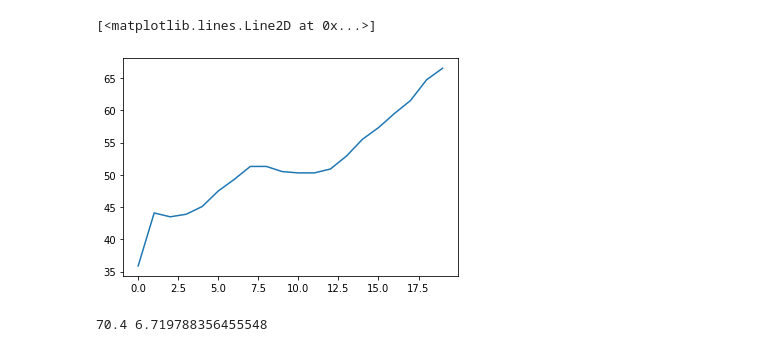
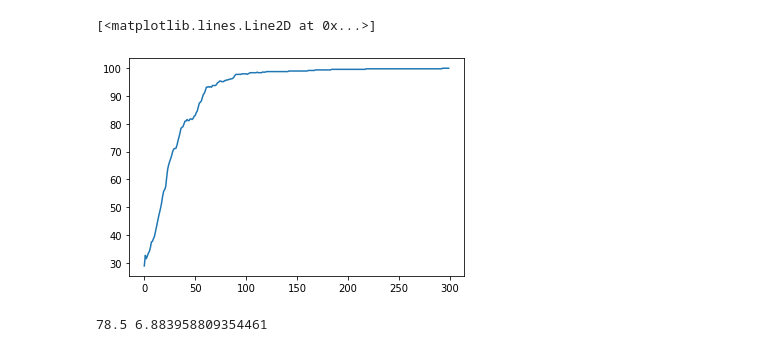
Before and after one commit to meinfokl/Python_SSNN_2021, a Jupyter notebook: neuron_c_10.ipynb, the cells around one changed output. Saved outputs shown, nothing was run; the diff lists cells and outputs as text; code cells hidden in the pictures.

```diff
--- a/neuron_c_10.ipynb
+++ b/neuron_c_10.ipynb
@@ -119,8 +119,9 @@ C= 6
 L= 50
 N= 5000
 M= 6
-HS = 15
-HL = 15
+HS = 0
+HL = 35
+EPOCHS = 300
 
 # Create an instance of the model
 model = NN_Model(C,L,N,M,HS,HL)
@@ -143,7 +144,7 @@ train_ds = tf.data.Dataset.from_tensor_slices(
 test_ds = tf.data.Dataset.from_tensor_slices((x_test, y_test)).batch(32)
 
 
-EPOCHS = 20
+
 
 X = []
 Y = []
@@ -197,12 +198,12 @@ Epoch 20, Loss: 0.9006230235099792, Accuracy: 71.5999984741211, Test Accuracy: 6
 [<matplotlib.lines.Line2D at 0x...>]
-[figure, old version]
+[figure, new version]
 # %%
 import statistics
 
-x = [70,70,61,76,59,76,66,76,79,71]
+x = [92,75,77,74,87,75,68,81,76,80]
 print (sum(x)/len(x), statistics.stdev(x))
 # %% [output]
-70.4 6.719788356455548
+78.5 6.883958809354461
 # %%
 import tensorflow as tf
 from tensorflow import keras
```
Also changed, not shown: parts of 2 cells of this notebook.
